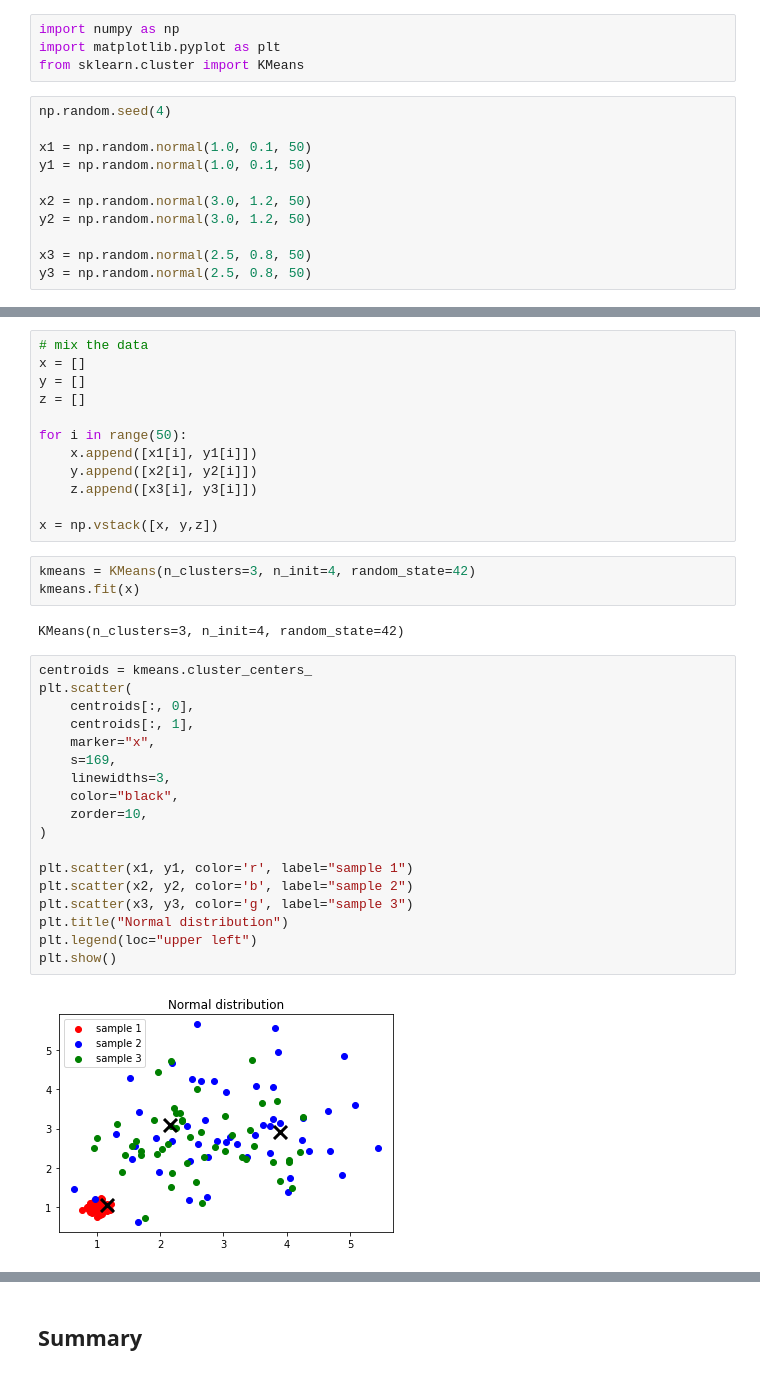
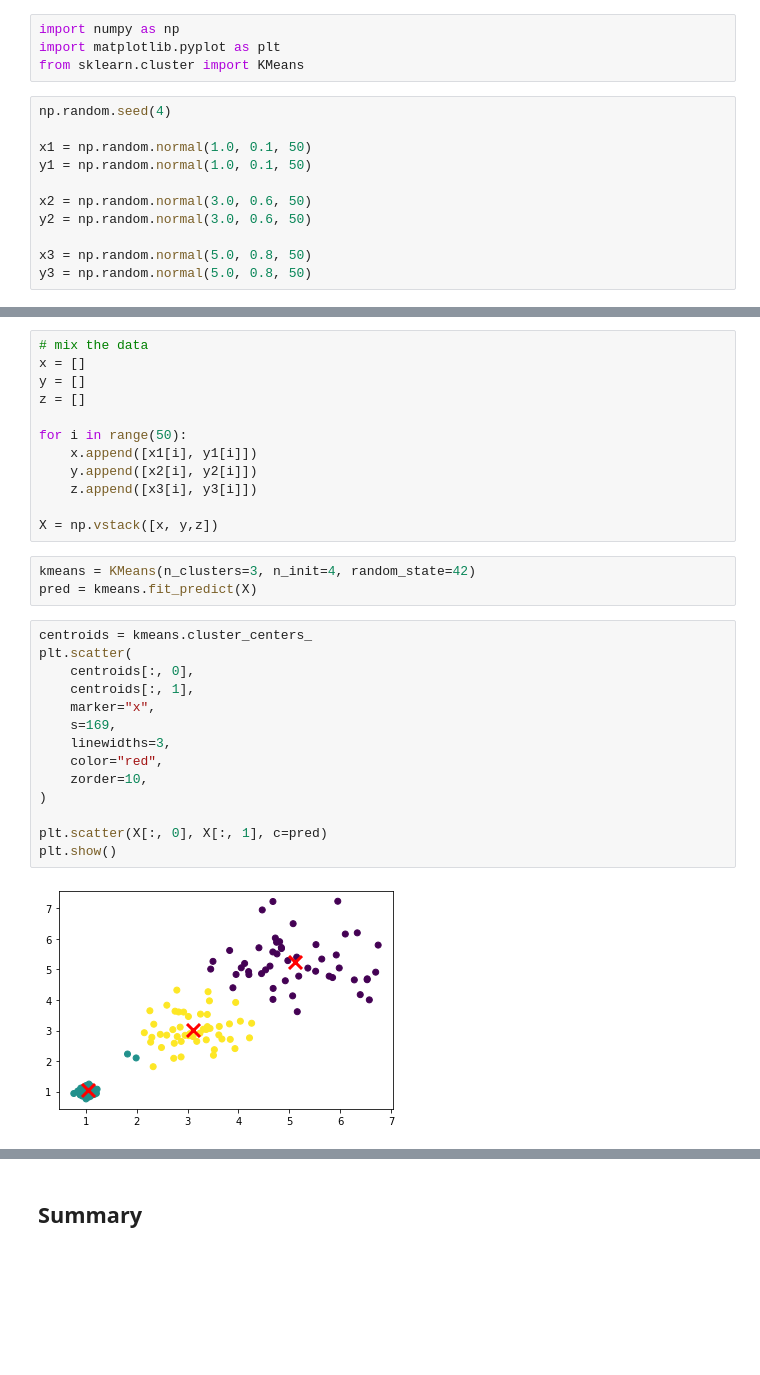
Before and after one commit to pockerman/probability_and_statistics_notes, a Jupyter notebook: unsupervised_machine_learning/k_means.ipynb, the cells around one changed output, grey strips where cells are left out. Saved outputs shown, nothing was run; the diff lists cells and outputs as text; blank space fills up the shorter version.

```diff
--- a/unsupervised_machine_learning/k_means.ipynb
+++ b/unsupervised_machine_learning/k_means.ipynb
@@ -65,9 +130,9 @@ np.random.seed(4)
 x1 = np.random.normal(1.0, 0.1, 50)
 y1 = np.random.normal(1.0, 0.1, 50)
 
-x2 = np.random.normal(3.0, 1.2, 50)
-y2 = np.random.normal(3.0, 1.2, 50)
+x2 = np.random.normal(3.0, 0.6, 50)
+y2 = np.random.normal(3.0, 0.6, 50)
 
-x3 = np.random.normal(2.5, 0.8, 50)
-y3 = np.random.normal(2.5, 0.8, 50)
+x3 = np.random.normal(5.0, 0.8, 50)
+y3 = np.random.normal(5.0, 0.8, 50)
 # %%
@@ -91,29 +156,23 @@ for i in range(50):
     y.append([x2[i], y2[i]])
     z.append([x3[i], y3[i]])
 
-x = np.vstack([x, y,z])
+X = np.vstack([x, y,z])
 # %%
 kmeans = KMeans(n_clusters=3, n_init=4, random_state=42)
-kmeans.fit(x)
+pred = kmeans.fit_predict(X)
-# %% [output]
-KMeans(n_clusters=3, n_init=4, random_state=42)
 # %%
 centroids = kmeans.cluster_centers_
 plt.scatter(
     centroids[:, 0],
     centroids[:, 1],
     marker="x",
     s=169,
     linewidths=3,
-    color="black",
+    color="red",
     zorder=10,
 )
 
-plt.scatter(x1, y1, color='r', label="sample 1")
-plt.scatter(x2, y2, color='b', label="sample 2")
-plt.scatter(x3, y3, color='g', label="sample 3")
-plt.title("Normal distribution")
-plt.legend(loc="upper left")
+plt.scatter(X[:, 0], X[:, 1], c=pred)
 plt.show()
 # %% [output]
-[figure, old version]
+[figure, new version]
```
Also changed, not shown: parts of 13 cells of this notebook, 2 other files.
